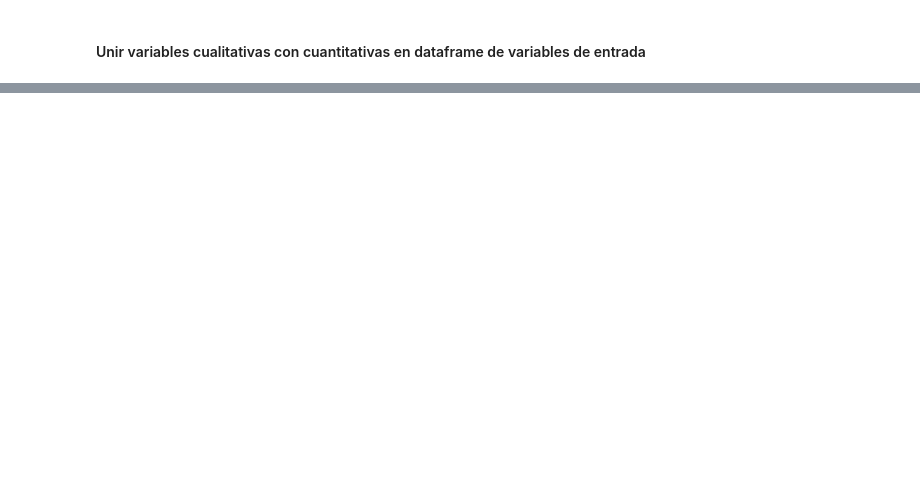
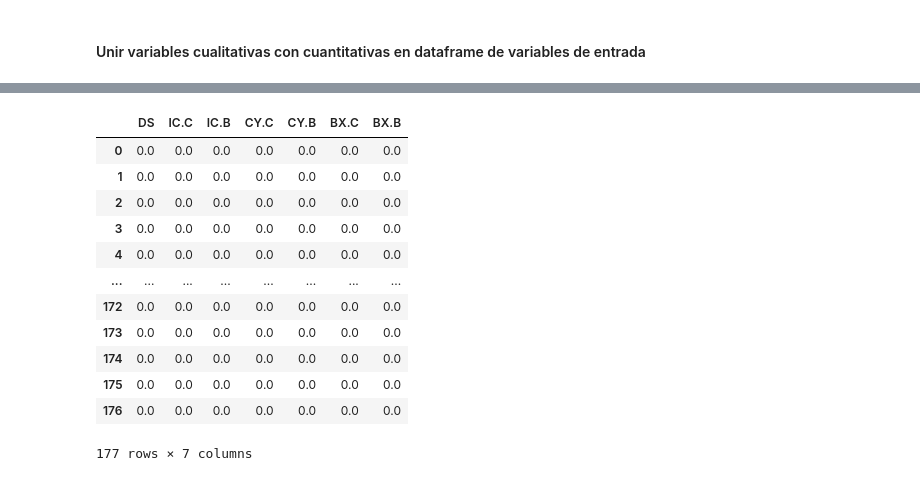
Before and after one commit to GFernandez94/ML-Tratamiento-Quimico-Pozos-Integridad-Corrosion, a Jupyter notebook: Predicción de TQ I&C pozos.ipynb, the cells around one changed output, grey strips where cells are left out. Saved outputs shown, nothing was run; the diff lists cells and outputs as text; code cells hidden in the pictures; blank space fills up the shorter version.

```diff
--- a/Predicción de TQ I&C pozos.ipynb
+++ b/Predicción de TQ I&C pozos.ipynb
@@ -146,0 +166,6 @@ var_input.head()
+# %%
+output=['DS', 'IC.C','IC.B','CY.C', 'CY.B', 'BX.C','BX.B']
+
+var_output=pd.DataFrame(np.zeros((len(df['Número de protocolo']),len(output))), columns=output)
+
+var_output.head
@@ -146,0 +187,24 @@ var_input.head()
+# %%
+for i in range(len(var_output['DS'])):
+    if 'DS' in str(df['PQ Propuesto 1'][i]):
+        var_output['DS'][i]=1
+    elif 'DS' in str(df['PQ Propuesto 2'][i]):
+        var_output['DS'][i]=1
+    elif 'DS' in str(df['PQ Propuesto 3'][i]):
+        var_output['DS'][i]=1
+    else:
+        var_output['DS'][i]=0
+# %% [output]
+|  | DS | IC.C | IC.B | CY.C | CY.B | BX.C | BX.B |
+| 0 | 0.0 | 0.0 | 0.0 | 0.0 | 0.0 | 0.0 | 0.0 |
+| 1 | 0.0 | 0.0 | 0.0 | 0.0 | 0.0 | 0.0 | 0.0 |
+| 2 | 0.0 | 0.0 | 0.0 | 0.0 | 0.0 | 0.0 | 0.0 |
+| 3 | 0.0 | 0.0 | 0.0 | 0.0 | 0.0 | 0.0 | 0.0 |
+| 4 | 0.0 | 0.0 | 0.0 | 0.0 | 0.0 | 0.0 | 0.0 |
+| ... | ... | ... | ... | ... | ... | ... | ... |
+| 172 | 0.0 | 0.0 | 0.0 | 0.0 | 0.0 | 0.0 | 0.0 |
+| 173 | 0.0 | 0.0 | 0.0 | 0.0 | 0.0 | 0.0 | 0.0 |
+| 174 | 0.0 | 0.0 | 0.0 | 0.0 | 0.0 | 0.0 | 0.0 |
+| 175 | 0.0 | 0.0 | 0.0 | 0.0 | 0.0 | 0.0 | 0.0 |
+| 176 | 0.0 | 0.0 | 0.0 | 0.0 | 0.0 | 0.0 | 0.0 |
+177 rows × 7 columns
```
Also changed, not shown: parts of 7 cells of this notebook.
